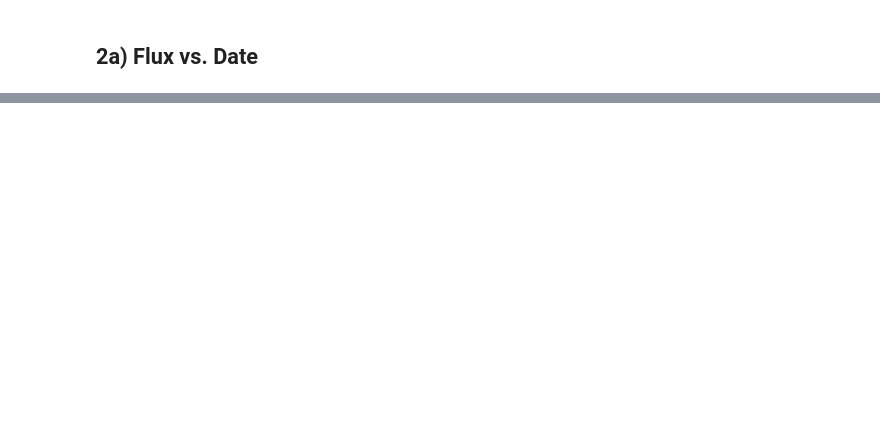
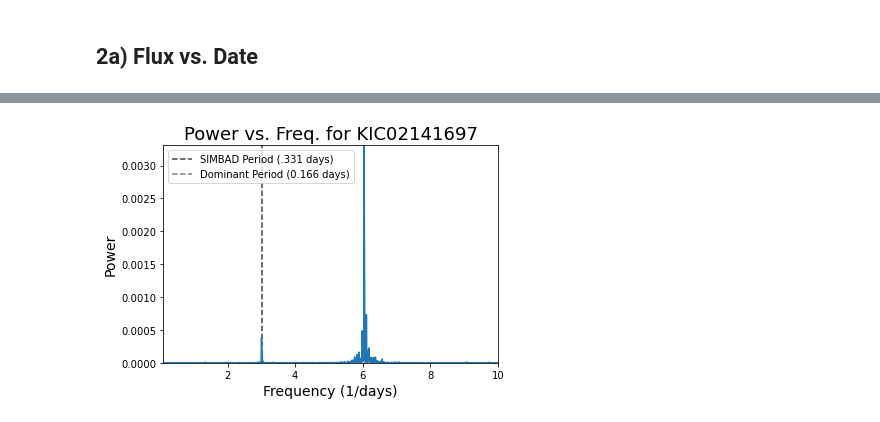
Before and after one commit to jlilly364/ASTR5490, a Jupyter notebook: HW2/PlanetsHW2.ipynb, the cells around one changed output, grey strips where cells are left out. Drawn from its saved outputs; the diff is of its cells as text; code cells hidden in the pictures; blank space fills up the shorter version.

```diff
--- a/HW2/PlanetsHW2.ipynb
+++ b/HW2/PlanetsHW2.ipynb
@@ -332,0 +407,4 @@ NameError: name 'minfreq' is not defined
+# %%
+LS('KIC02141697_LC_all.dat','KIC02141697',.1,10,1000,1,trueP=.331)
+# %% [output]
+[figure, added]
```
Also changed, not shown: parts of 55 cells of this notebook, 3 other files.
